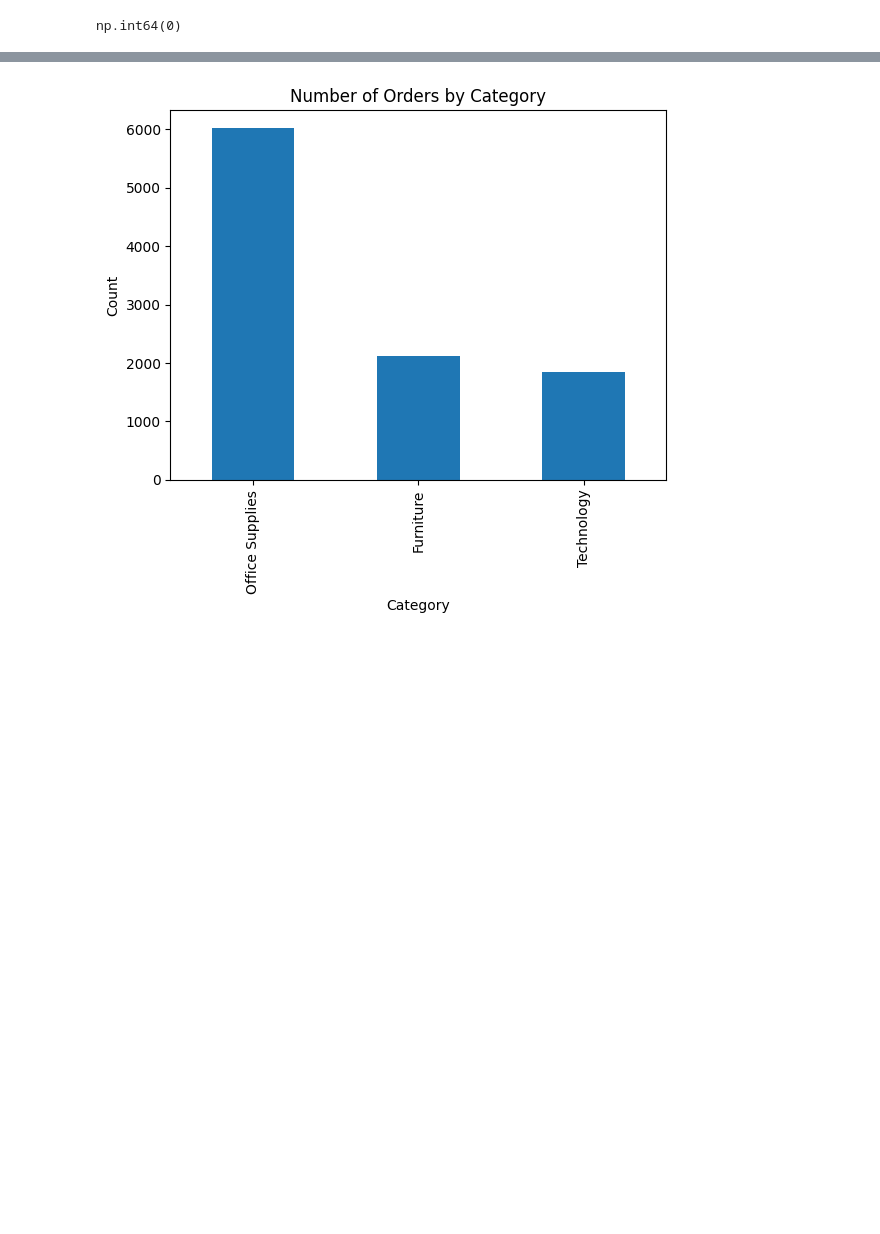
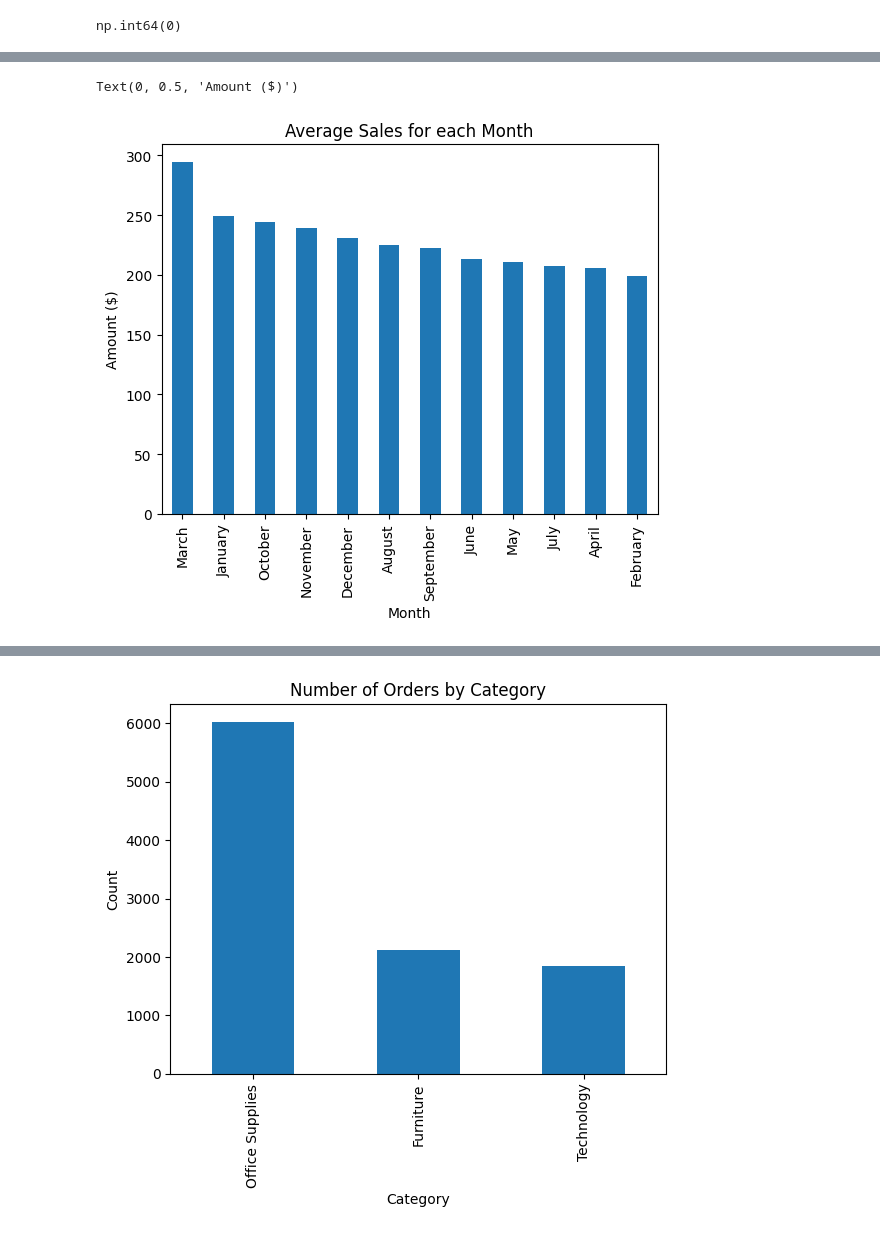
Before and after one commit to KyleNicholls19/StoreDataAnalysis, a Jupyter notebook: StoreAnalysis.ipynb, the cells around one changed output, grey strips where cells are left out. Drawn from its saved outputs; the diff is of its cells as text; code cells hidden in the pictures; blank space fills up the shorter version.

```diff
--- a/StoreAnalysis.ipynb
+++ b/StoreAnalysis.ipynb
@@ -76,0 +87,9 @@ df['Delivery Time'] = (df['Ship Date'] - df['Order Date']).dt.days
+# %%
+df["Month"] = df["Order Date"].dt.month_name()
+df.groupby("Month")["Sales"].mean().sort_values(ascending=False).head(12).plot(kind='bar')
+
+plt.title("Average Sales for each Month")
+plt.ylabel("Amount ($)")
+# %% [output]
+Text(0, 0.5, 'Amount ($)')
+[figure, added]
```
Also changed, not shown: parts of 3 cells of this notebook.
